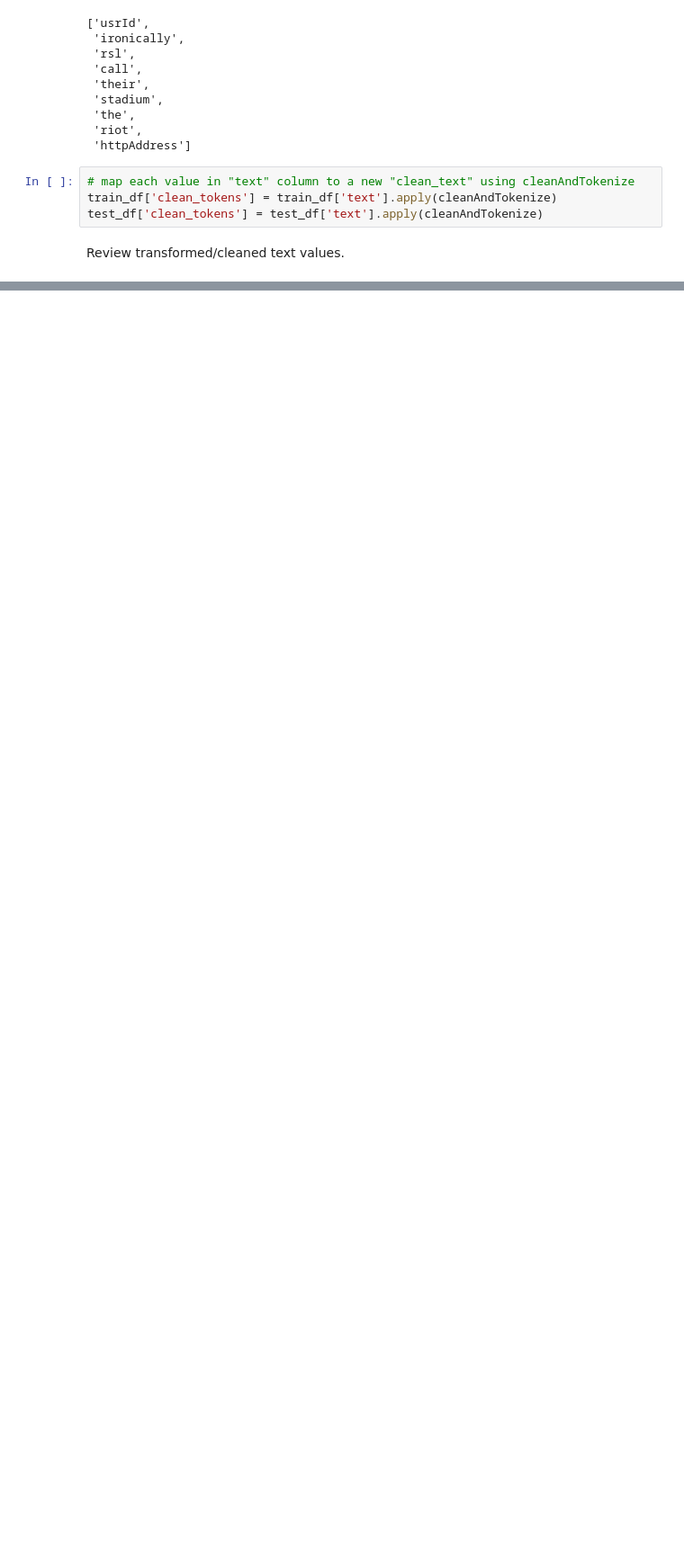
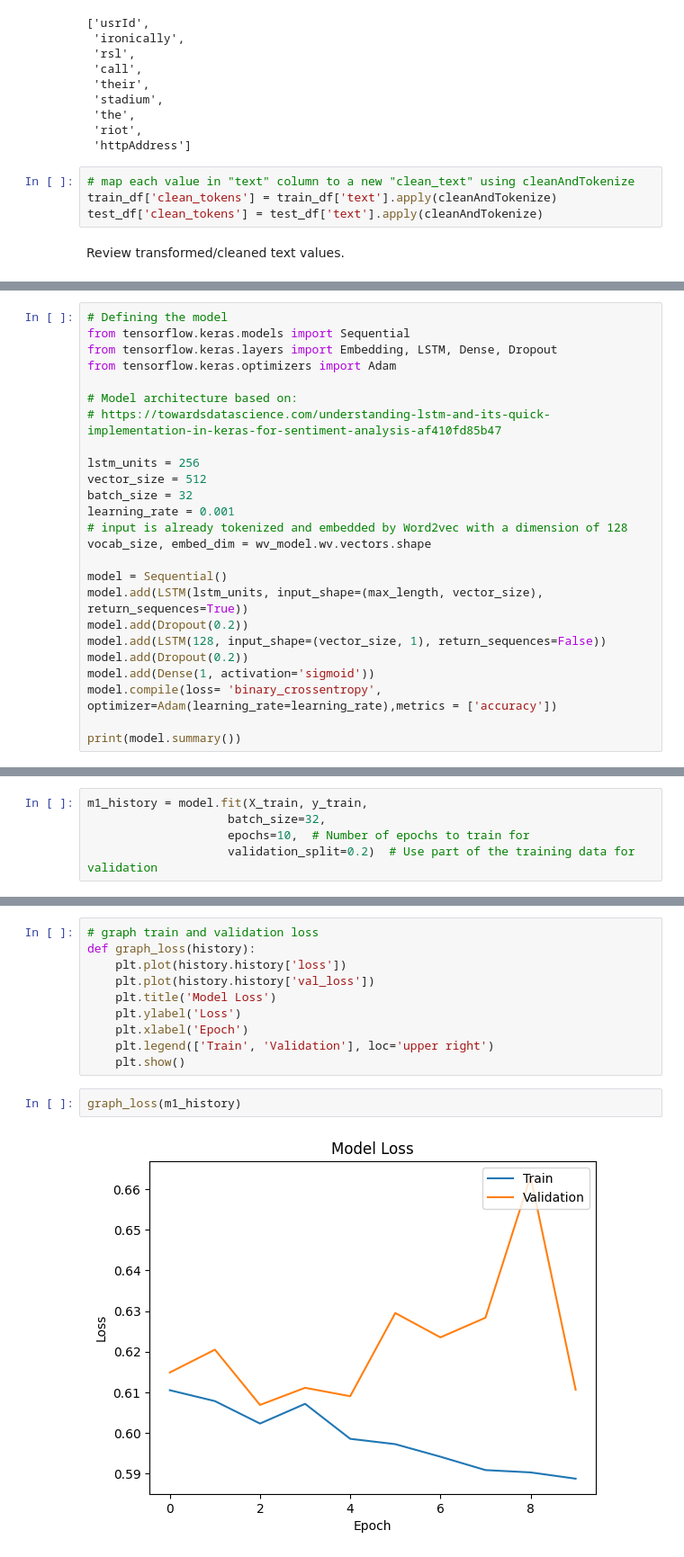
Before and after one commit to codiak/DTSA-5511, a Jupyter notebook: DTSA_5511_Kaggle_Disaster_Tweets.ipynb, the cells around one changed output, grey strips where cells are left out. Shown: that part at 90% size. Drawn from its saved outputs; the diff is of its cells as text; blank space fills up the shorter version.

```diff
--- a/DTSA_5511_Kaggle_Disaster_Tweets.ipynb
+++ b/DTSA_5511_Kaggle_Disaster_Tweets.ipynb
@@ -279,0 +279,25 @@ AssertionError: Shape of new values must be compatible with manager shape
+# %%
+# Defining the model
+from tensorflow.keras.models import Sequential
+from tensorflow.keras.layers import Embedding, LSTM, Dense, Dropout
+from tensorflow.keras.optimizers import Adam
+
+# Model architecture based on:
+# https://towardsdatascience.com/understanding-lstm-and-its-quick-implementation-in-keras-for-sentiment-analysis-af410fd85b47
+
+lstm_units = 256
+vector_size = 512
+batch_size = 32
+learning_rate = 0.001
+# input is already tokenized and embedded by Word2vec with a dimension of 128
+vocab_size, embed_dim = wv_model.wv.vectors.shape
+
+model = Sequential()
+model.add(LSTM(lstm_units, input_shape=(max_length, vector_size), return_sequences=True))
+model.add(Dropout(0.2))
+model.add(LSTM(128, input_shape=(vector_size, 1), return_sequences=False))
+model.add(Dropout(0.2))
+model.add(Dense(1, activation='sigmoid'))
+model.compile(loss= 'binary_crossentropy', optimizer=Adam(learning_rate=learning_rate),metrics = ['accuracy'])
+
+print(model.summary())
@@ -279,0 +327,5 @@ AssertionError: Shape of new values must be compatible with manager shape
+# %%
+m1_history = model.fit(X_train, y_train,
+                    batch_size=32,
+                    epochs=10,  # Number of epochs to train for
+                    validation_split=0.2)  # Use part of the training data for validation
@@ -279,0 +353,14 @@ AssertionError: Shape of new values must be compatible with manager shape
+# %%
+# graph train and validation loss
+def graph_loss(history):
+    plt.plot(history.history['loss'])
+    plt.plot(history.history['val_loss'])
+    plt.title('Model Loss')
+    plt.ylabel('Loss')
+    plt.xlabel('Epoch')
+    plt.legend(['Train', 'Validation'], loc='upper right')
+    plt.show()
+# %%
+graph_loss(m1_history)
+# %% [output]
+[figure, added]
```
Also changed, not shown: parts of 35 cells of this notebook.
